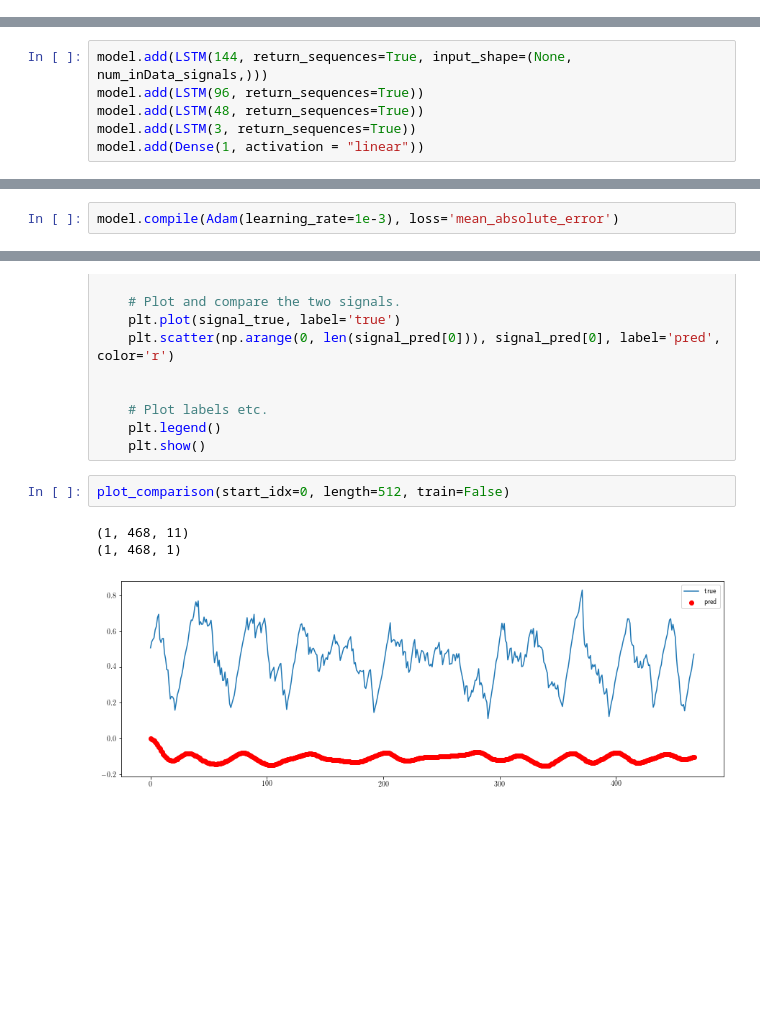
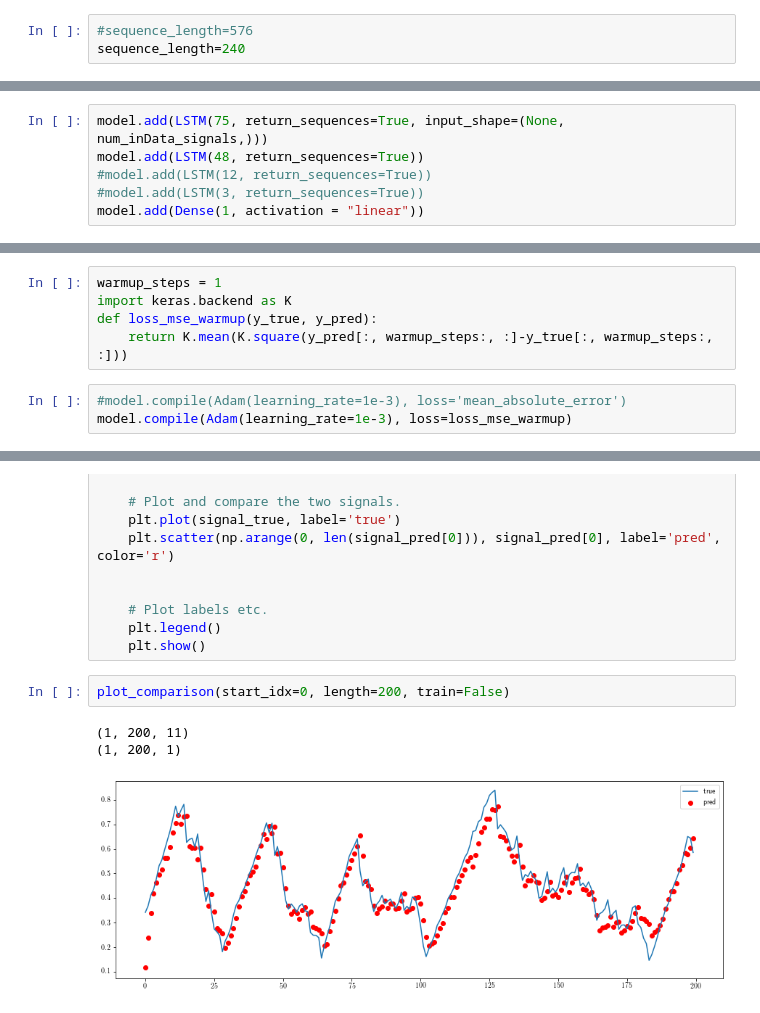
Before and after one commit to VasilievArtyom/PredictiveMaintenance, a Jupyter notebook: private/Vasiliev/neural/neural_predict.ipynb, the cells around one changed output, grey strips where cells are left out. Drawn from its saved outputs; the diff is of its cells as text; blank space fills up the shorter version.

```diff
--- a/private/Vasiliev/neural/neural_predict.ipynb
+++ b/private/Vasiliev/neural/neural_predict.ipynb
@@ -176,3 +174,6 @@ sequence_length=576
+# %%
+#sequence_length=576
+sequence_length=240
 # %%
 generator = batch_generator(batch_size=batch_size,
                             sequence_length=sequence_length)
@@ -204,8 +205,8 @@ validation_data = (np.expand_dims(inData_test[0,:,:], axis=0),
 # %%
 model = Sequential()
 # %%
-model.add(LSTM(144, return_sequences=True, input_shape=(None, num_inData_signals,)))
-model.add(LSTM(96, return_sequences=True))
+model.add(LSTM(75, return_sequences=True, input_shape=(None, num_inData_signals,)))
 model.add(LSTM(48, return_sequences=True))
-model.add(LSTM(3, return_sequences=True))
+#model.add(LSTM(12, return_sequences=True))
+#model.add(LSTM(3, return_sequences=True))
 model.add(Dense(1, activation = "linear"))
@@ -215,5 +213,11 @@ sgd = optimizers.SGD(lr=1e-3, decay=1e-6, momentum=0.9, nesterov=True)
+# %%
+warmup_steps = 1
+import keras.backend as K
+def loss_mse_warmup(y_true, y_pred):
+    return K.mean(K.square(y_pred[:, warmup_steps:, :]-y_true[:, warmup_steps:, :]))
 # %%
-model.compile(Adam(learning_rate=1e-3), loss='mean_absolute_error')
+#model.compile(Adam(learning_rate=1e-3), loss='mean_absolute_error')
+model.compile(Adam(learning_rate=1e-3), loss=loss_mse_warmup)
 # %%
 model.summary()
 # %% [output]
@@ -350,11 +349,11 @@ def plot_comparison(start_idx, length=100, train=True):
     plt.legend()
     plt.show()
 # %%
-plot_comparison(start_idx=0, length=512, train=False)
+plot_comparison(start_idx=0, length=200, train=False)
 # %% [output]
-(1, 468, 11)
-(1, 468, 1)
+(1, 200, 11)
+(1, 200, 1)
-[figure, old version]
+[figure, new version]
 # %%
 def performOfSamplePrediction(outOfSampleCount):
     prediction = np.zeros(0)
```
Also changed, not shown: parts of 25 cells of this notebook, 10 other files.
